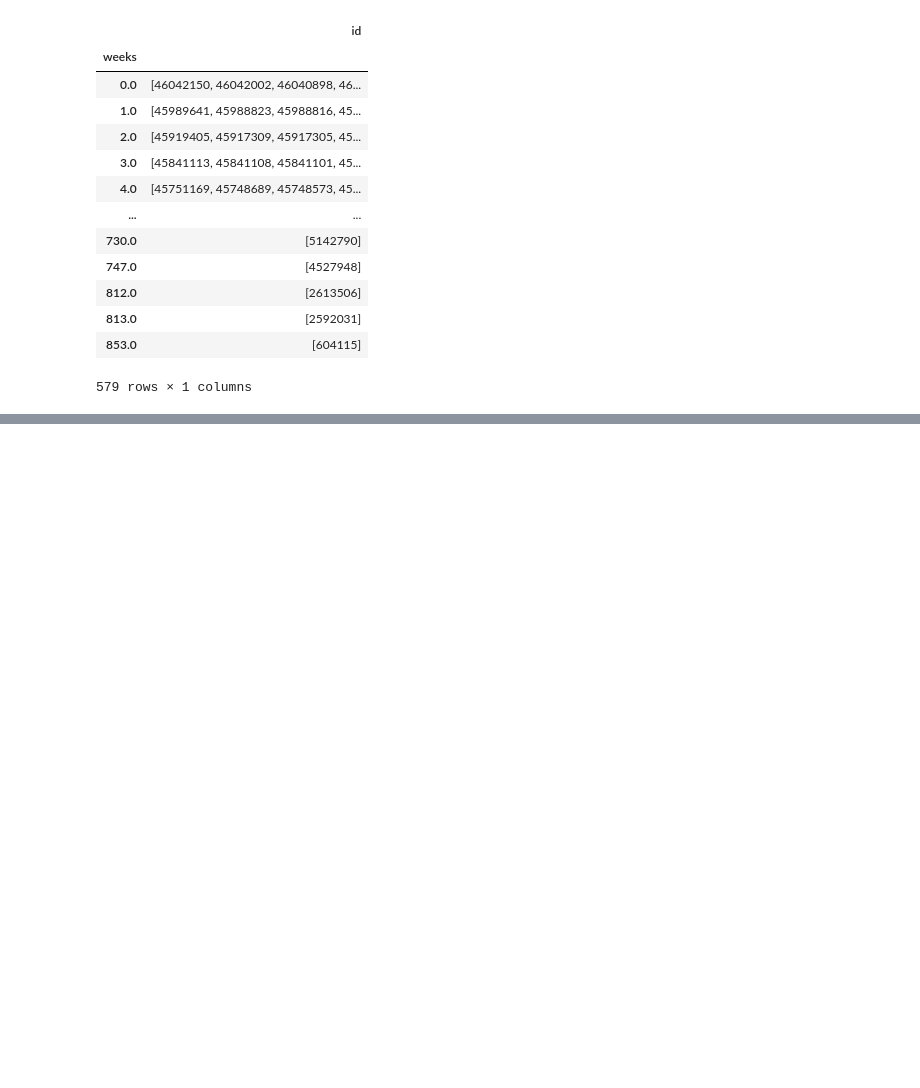
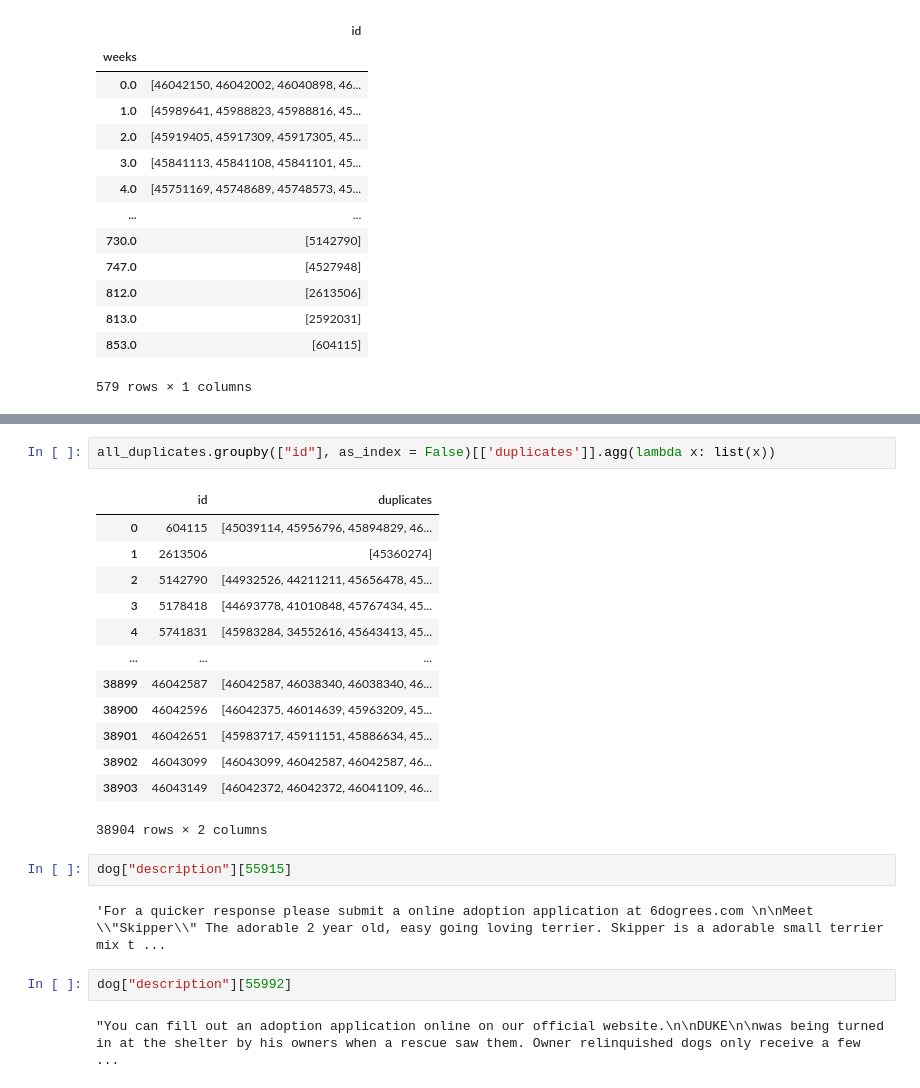
Before and after one commit to CoroTheBoss/CS-project, a Jupyter notebook: notebook.ipynb, the cells around one changed output, grey strips where cells are left out. Cells and saved outputs as stored; diff of their text form; blank space fills up the shorter version.

```diff
--- a/notebook.ipynb
+++ b/notebook.ipynb
@@ -327,0 +397,24 @@ dog_2
+# %%
+all_duplicates.groupby(["id"], as_index = False)[['duplicates']].agg(lambda x: list(x))
+# %% [output]
+|  | id | duplicates |
+| 0 | 604115 | [45039114, 45956796, 45894829, 46... |
+| 1 | 2613506 | [45360274] |
+| 2 | 5142790 | [44932526, 44211211, 45656478, 45... |
+| 3 | 5178418 | [44693778, 41010848, 45767434, 45... |
+| 4 | 5741831 | [45983284, 34552616, 45643413, 45... |
+| ... | ... | ... |
+| 38899 | 46042587 | [46042587, 46038340, 46038340, 46... |
+| 38900 | 46042596 | [46042375, 46014639, 45963209, 45... |
+| 38901 | 46042651 | [45983717, 45911151, 45886634, 45... |
+| 38902 | 46043099 | [46043099, 46042587, 46042587, 46... |
+| 38903 | 46043149 | [46042372, 46042372, 46041109, 46... |
+38904 rows × 2 columns
+# %%
+dog["description"][55915]
+# %% [output]
+'For a quicker response please submit a online adoption application at 6dogrees.com \n\nMeet \\"Skipper\\" The adorable 2 year old, easy going loving terrier. Skipper is a adorable small terrier mix t ...
+# %%
+dog["description"][55992]
+# %% [output]
+"You can fill out an adoption application online on our official website.\n\nDUKE\n\nwas being turned in at the shelter by his owners when a rescue saw them. Owner relinquished dogs only receive a few ...
```
Also changed, not shown: parts of 10 cells of this notebook.
